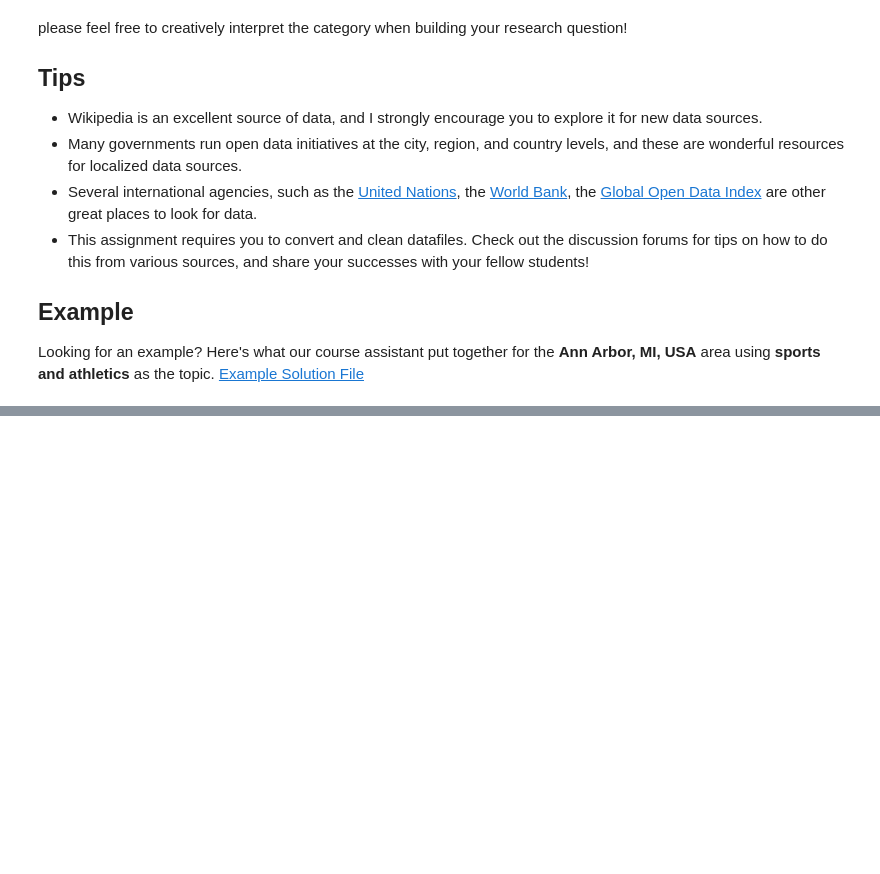
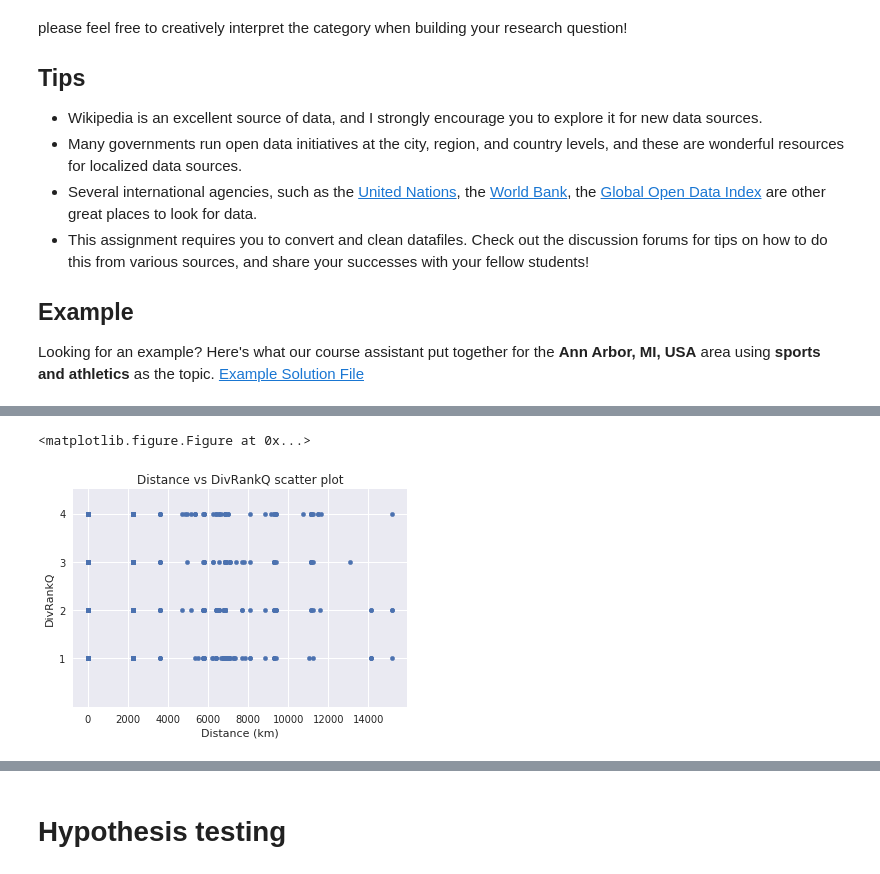
Before and after one commit to sugarraysam/coursera-applied-data-science, a Jupyter notebook: applied-plotting-charting/assignment4.ipynb, the cells around one changed output, grey strips where cells are left out. Saved outputs shown, nothing was run; the diff lists cells and outputs as text; code cells hidden in the pictures; blank space fills up the shorter version.

```diff
--- a/applied-plotting-charting/assignment4.ipynb
+++ b/applied-plotting-charting/assignment4.ipynb
@@ -146,0 +206,15 @@ sns.pairplot(df[columns], hue='AgeGroup')
+# %%
+plt.figure()
+dists = dl.get_dists_quantiles()
+ax = dists.plot(
+    'Distance',
+    'DivRankQ',
+    kind='scatter',
+    yticks=[1, 2, 3, 4],
+    ylim=(0, 4.5),
+    title="Distance vs DivRankQ scatter plot",
+)
+_ = ax.set_xlabel("Distance (km)")
+# %% [output]
+<matplotlib.figure.Figure at 0x...>
+[figure, added]
@@ -146,0 +222,2 @@ sns.pairplot(df[columns], hue='AgeGroup')
+# %% [markdown]
+# Hypothesis testing
```
Also changed, not shown: parts of 16 cells of this notebook, 9 other files.
